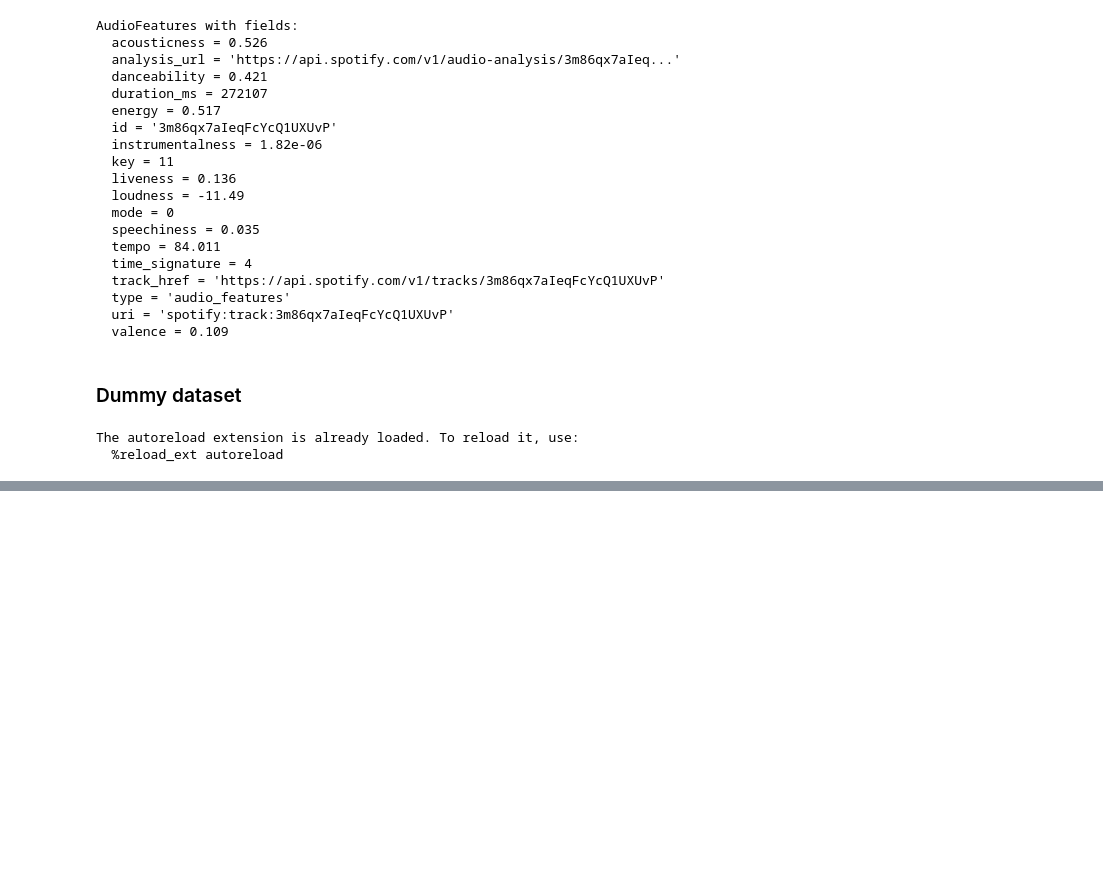
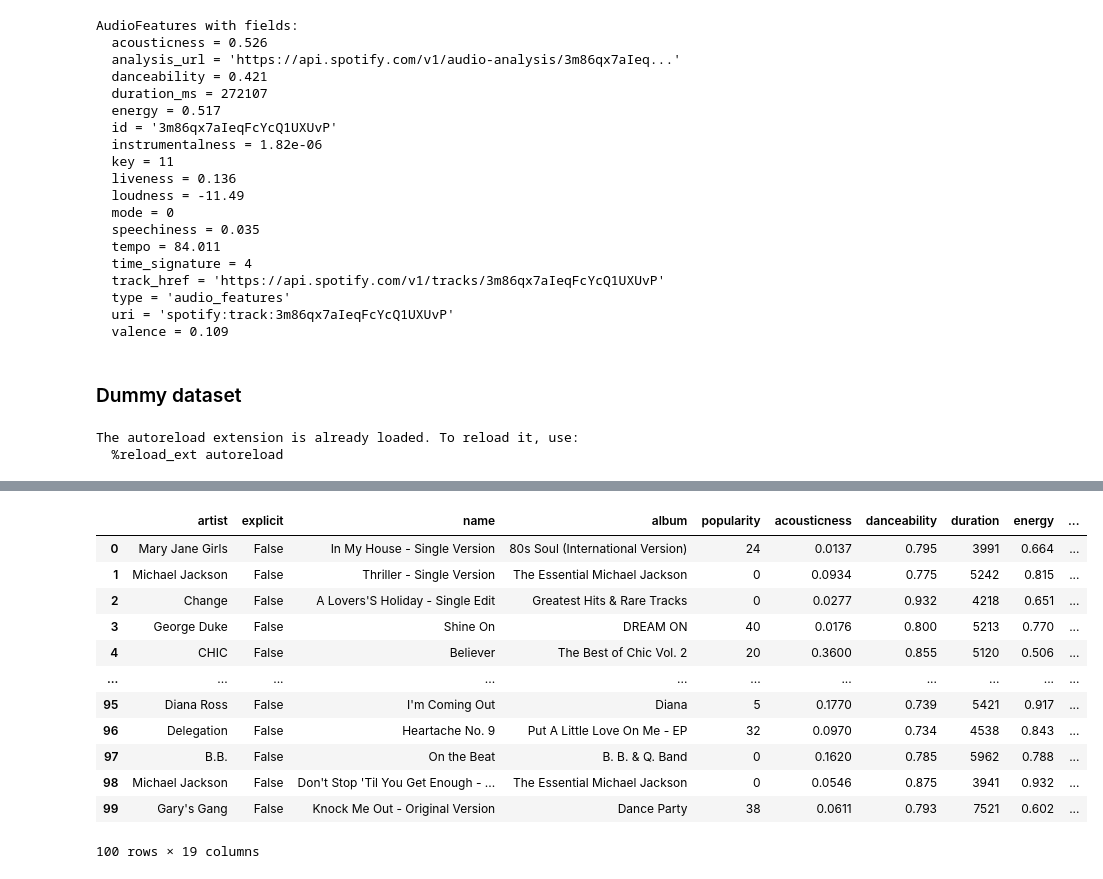
Before and after one commit to kordc/SpotifyPlaylistAnalyzer, a Jupyter notebook: tekore.ipynb, the cells around one changed output, grey strips where cells are left out. Cells and saved outputs as stored; diff of their text form; code cells hidden in the pictures; blank space fills up the shorter version.

```diff
--- a/tekore.ipynb
+++ b/tekore.ipynb
@@ -106,9 +106,8 @@ request_manager = request_manager.RequestManager()
 The autoreload extension is already loaded. To reload it, use:
   %reload_ext autoreload
 # %%
-
 dfs = []
-phrases = ["Top 50 Poland", "Top 50 USA", "Top 50 belgium", "Top 50 Japan", "Top 50 Australia", "Top 50 Egypt"]
+phrases = ["Funky 80's"]
 for phrase in phrases:
     outcome = creator.search(phrase, type="playlist")
     rows = request_manager.add_data([], outcome, query_name=phrase)
@@ -115,0 +133,16 @@ for phrase in phrases:
+# %%
+dfs[0]
+# %% [output]
+|  | artist | explicit | name | album | popularity | acousticness | danceability | duration | energy | ... |
+| 0 | Mary Jane Girls | False | In My House - Single Version | 80s Soul (International Version) | 24 | 0.0137 | 0.795 | 3991 | 0.664 | ... |
+| 1 | Michael Jackson | False | Thriller - Single Version | The Essential Michael Jackson | 0 | 0.0934 | 0.775 | 5242 | 0.815 | ... |
+| 2 | Change | False | A Lovers'S Holiday - Single Edit | Greatest Hits & Rare Tracks | 0 | 0.0277 | 0.932 | 4218 | 0.651 | ... |
+| 3 | George Duke | False | Shine On | DREAM ON | 40 | 0.0176 | 0.800 | 5213 | 0.770 | ... |
+| 4 | CHIC | False | Believer | The Best of Chic Vol. 2 | 20 | 0.3600 | 0.855 | 5120 | 0.506 | ... |
+| ... | ... | ... | ... | ... | ... | ... | ... | ... | ... | ... |
+| 95 | Diana Ross | False | I'm Coming Out | Diana | 5 | 0.1770 | 0.739 | 5421 | 0.917 | ... |
+| 96 | Delegation | False | Heartache No. 9 | Put A Little Love On Me - EP | 32 | 0.0970 | 0.734 | 4538 | 0.843 | ... |
+| 97 | B.B. | False | On the Beat | B. B. & Q. Band | 0 | 0.1620 | 0.785 | 5962 | 0.788 | ... |
+| 98 | Michael Jackson | False | Don't Stop 'Til You Get Enough - ... | The Essential Michael Jackson | 0 | 0.0546 | 0.875 | 3941 | 0.932 | ... |
+| 99 | Gary's Gang | False | Knock Me Out - Original Version | Dance Party | 38 | 0.0611 | 0.793 | 7521 | 0.602 | ... |
+100 rows × 19 columns
```
Also changed, not shown: parts of 3 cells of this notebook, 8 other files.
